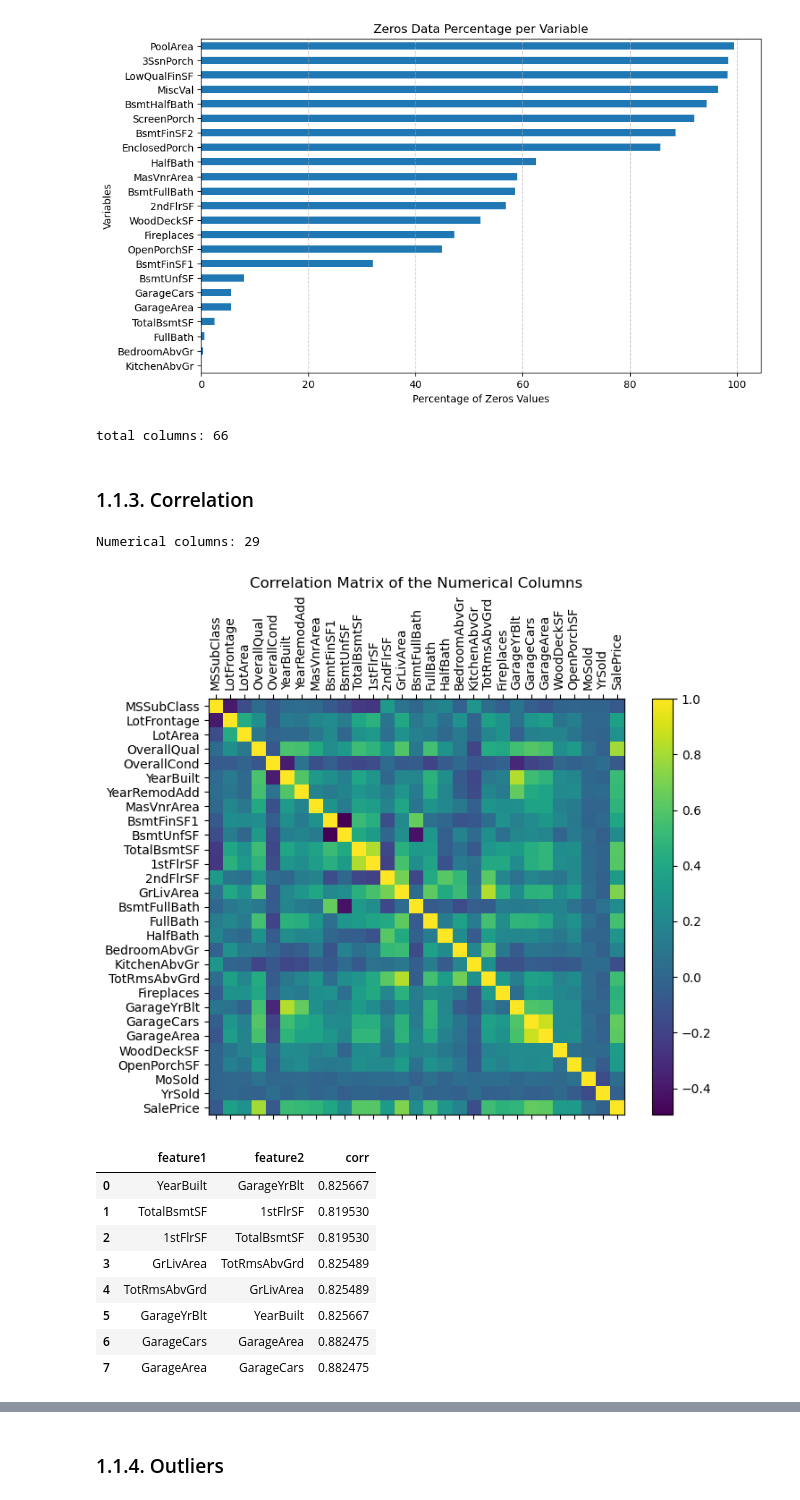
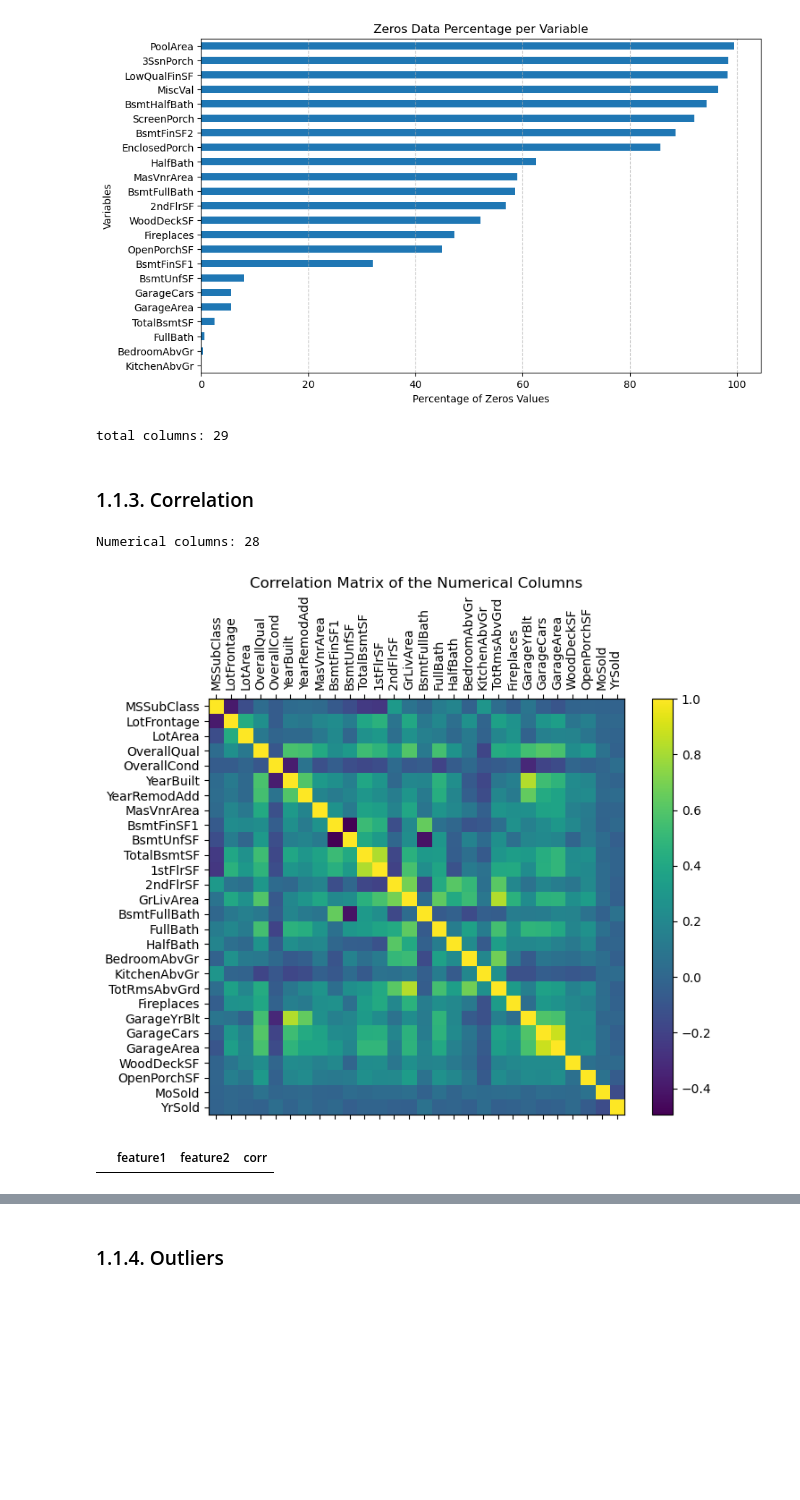
Before and after one commit to Panis26/Portafolio, a Jupyter notebook: MachineLearning/Regresion_HousingPrices/modelo_regresion.ipynb, the cells around one changed output, grey strips where cells are left out. Drawn from its saved outputs; the diff is of its cells as text; code cells hidden in the pictures; blank space fills up the shorter version.

```diff
--- a/MachineLearning/Regresion_HousingPrices/modelo_regresion.ipynb
+++ b/MachineLearning/Regresion_HousingPrices/modelo_regresion.ipynb
@@ -54,6 +52,12 @@ data_test = test_raw.copy()
 data_train.drop(columns=['Id'], inplace=True)
 data_test_id = data_test['Id']
 data_test.drop(columns=['Id'], inplace=True)
+# %%
+numeric_features_train = data_train.select_dtypes(include=[np.number]).columns
+numeric_features_test = data_test.select_dtypes(include=[np.number]).columns
+
+data_train = data_train[numeric_features_train]
+data_test = data_test[numeric_features_test]
 # %% [markdown]
 ### 1.1.1. Duplicate entries and missing values
 # %%
@@ -80,7 +84,3 @@ plt.show()
 The dataset does not contain duplicate values. However, as previusly mentioned, some variables have missing values. In such cases,  imputation techniques or data removal can be applied.
 
 For variables with a high percentage of missing values, such as FireplaceQu, MasVnrType, Fence, Alley, MiscFeature, and PoolQC (all exceeding 40% missing data), imputation is not justified. Therefore, these variables were removed. For the remaining variables, imputation techniques such as mean, median, or most frequent value were applied."
-# %%
-data_train.drop(columns=missing[missing > 40].index, inplace=True)
-data_test.drop(columns=missing[missing > 40].index, inplace=True)
-print('total columns:', data_train.shape[1])
@@ -105,19 +103,20 @@ plt.show()
 # %% [output]
 [figure]
 # %%
-data_train.drop(columns=zeros[zeros > 80].index, inplace=True)
-data_test.drop(columns=zeros[zeros > 80].index, inplace=True)
+data_train.drop(columns=zeros[zeros > 70].index, inplace=True)
+data_test.drop(columns=zeros[zeros > 70].index, inplace=True)
 print('total columns:', data_train.shape[1])
 # %% [output]
-total columns: 66
+total columns: 29
 # %% [markdown]
 ### 1.1.3. Correlation
 # %%
 # Extract de numerical columns
 numerical_cols = data_train.select_dtypes(include=np.number).columns.tolist()
+numerical_cols.remove('SalePrice')
 print('Numerical columns:', len(numerical_cols))
 # %% [output]
-Numerical columns: 29
+Numerical columns: 28
 # %%
 # Correlation matrix of the numerical columns
 corr_matrix = data_train[numerical_cols].corr()
@@ -131,26 +130,18 @@ plt.xticks(range(len(corr_matrix.columns)), corr_matrix.columns, rotation=90)
 plt.yticks(range(len(corr_matrix.columns)), corr_matrix.columns)
 plt.show()
 # %% [output]
-[figure, old version]
+[figure, new version]
 # %%
 # Extracting the highly correlated pairs
 high_corr = corr_matrix.abs().unstack()
-high_corr = high_corr[high_corr > 0.8]
+high_corr = high_corr[high_corr > 0.5]
 high_corr = high_corr[high_corr < 1]
 high_corr = high_corr.reset_index()
 high_corr.columns = ['feature1', 'feature2', 'corr']
-high_corr = high_corr[high_corr['corr'] > 0.8]
-high_corr
+high_corr = high_corr[high_corr['corr'] > 0.9]
+high_corr.sort_values(by='corr', ascending=False)
 # %% [output]
 |  | feature1 | feature2 | corr |
-| 0 | YearBuilt | GarageYrBlt | 0.825667 |
-| 1 | TotalBsmtSF | 1stFlrSF | 0.819530 |
-| 2 | 1stFlrSF | TotalBsmtSF | 0.819530 |
-| 3 | GrLivArea | TotRmsAbvGrd | 0.825489 |
-| 4 | TotRmsAbvGrd | GrLivArea | 0.825489 |
-| 5 | GarageYrBlt | YearBuilt | 0.825667 |
-| 6 | GarageCars | GarageArea | 0.882475 |
-| 7 | GarageArea | GarageCars | 0.882475 |
 # %%
 # Drop the highly correlated columns
 data_train.drop(columns=high_corr['feature1'].unique(), inplace=True)
```
Also changed, not shown: parts of 33 cells of this notebook.
